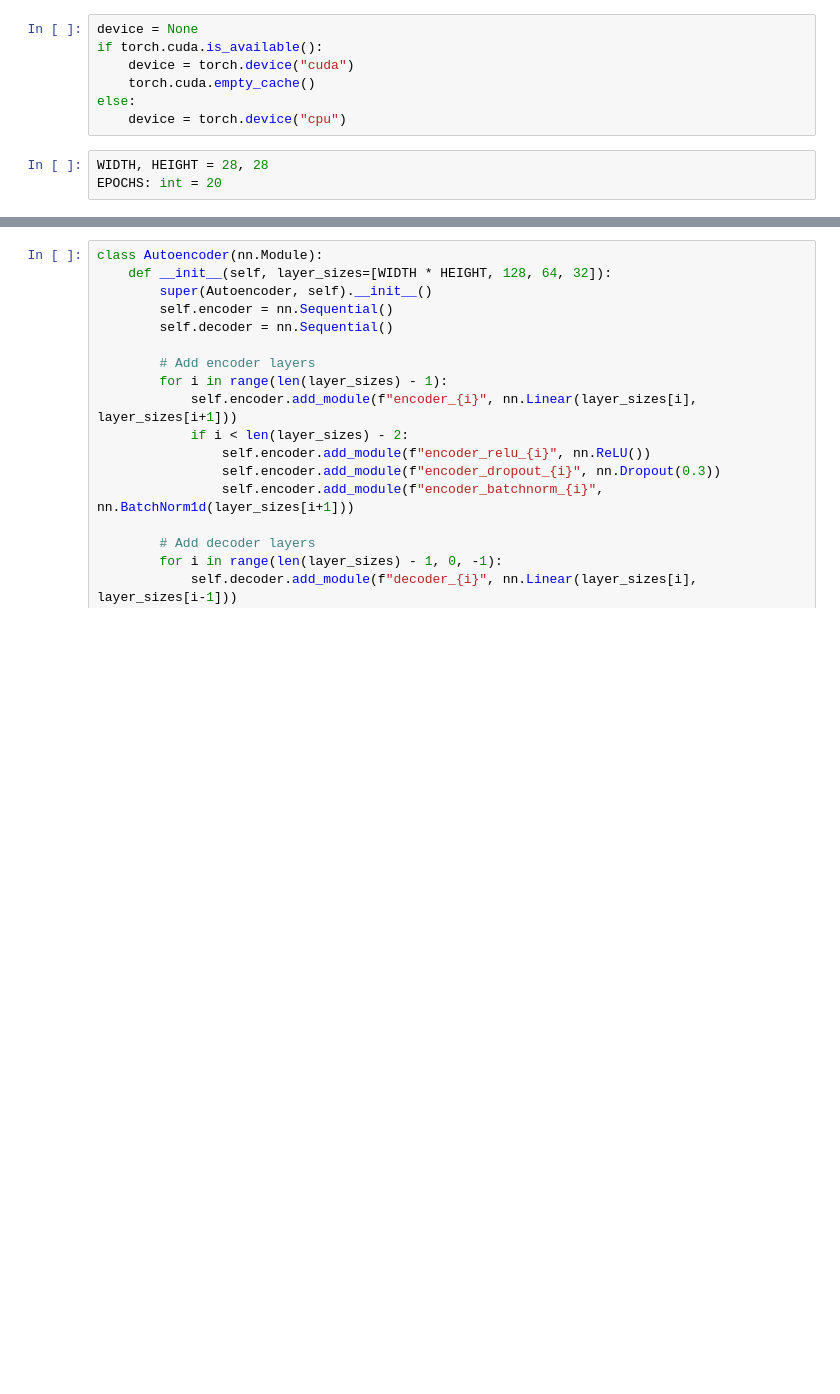
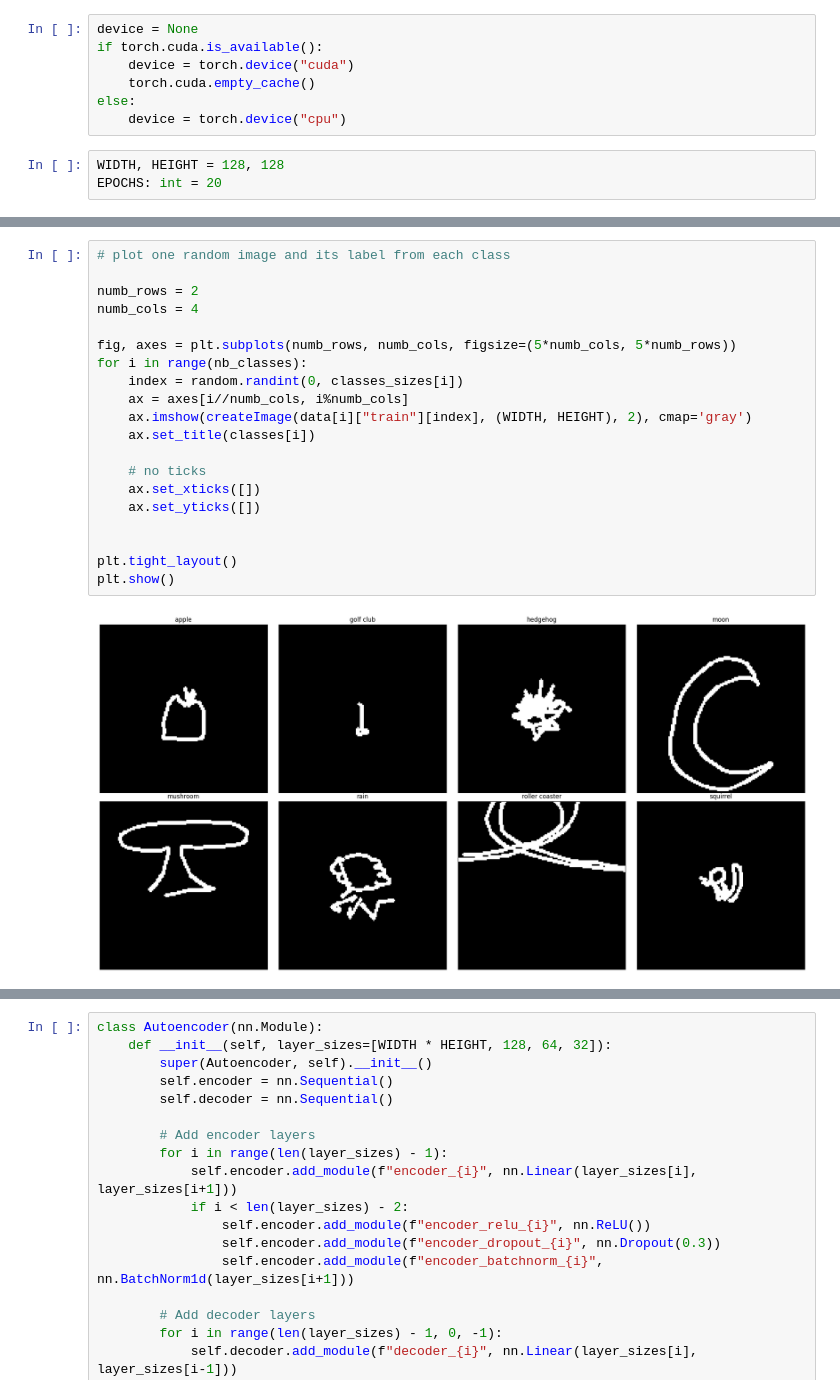
Before and after one commit to MightyCode/enseirb-s9-doodle-computer-vision, a Jupyter notebook: rnn.ipynb, the cells around one changed output, grey strips where cells are left out. Saved outputs shown, nothing was run; the diff lists cells and outputs as text; blank space fills up the shorter version.

Commit message:
construct image for series of stokes

```diff
--- a/rnn.ipynb
+++ b/rnn.ipynb
@@ -32,5 +32,5 @@ if torch.cuda.is_available():
 else:
     device = torch.device("cpu")
 # %%
-WIDTH, HEIGHT = 28, 28
+WIDTH, HEIGHT = 128, 128
 EPOCHS: int = 20
@@ -37 +139,23 @@ EPOCHS: int = 20
+# %%
+# plot one random image and its label from each class
+
+numb_rows = 2
+numb_cols = 4
+
+fig, axes = plt.subplots(numb_rows, numb_cols, figsize=(5*numb_cols, 5*numb_rows))
+for i in range(nb_classes):
+    index = random.randint(0, classes_sizes[i])
+    ax = axes[i//numb_cols, i%numb_cols]
+    ax.imshow(createImage(data[i]["train"][index], (WIDTH, HEIGHT), 2), cmap='gray')
+    ax.set_title(classes[i])
+
+    # no ticks
+    ax.set_xticks([])
+    ax.set_yticks([])
+
+
+plt.tight_layout()
+plt.show()
+# %% [output]
+[figure, added]
 # %%
```
Also changed, not shown: parts of 6 cells of this notebook, 2 other files.
